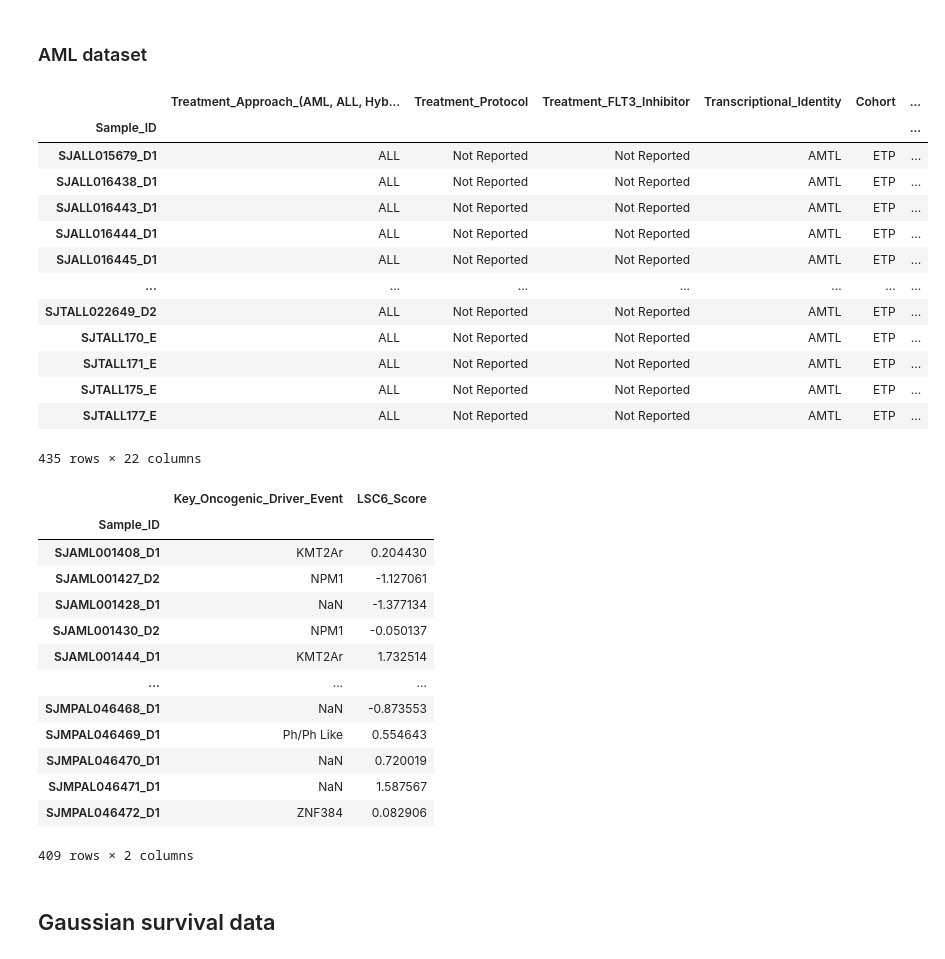
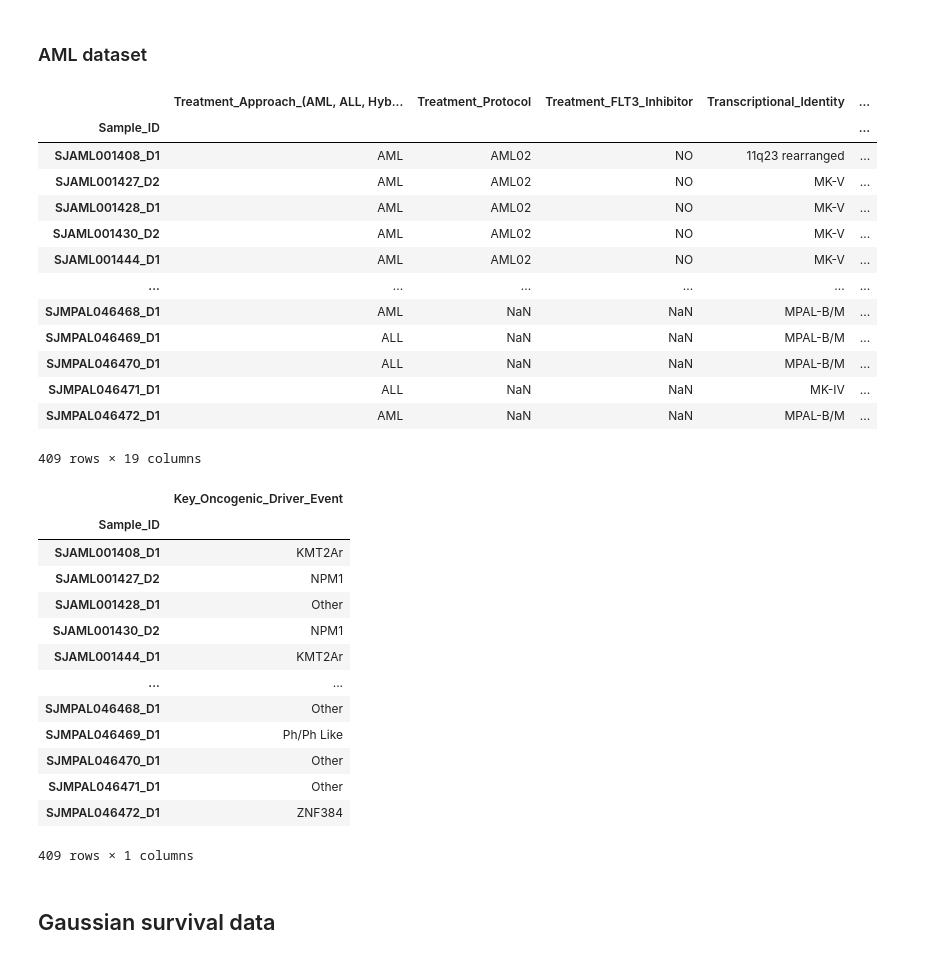
Before and after one commit to ThiesCalje/Survival-Analysis-Deep-Learning-AML-, a Jupyter notebook: Code/Collab/DeepSURV.ipynb, the cells around one changed output. Drawn from its saved outputs; the diff is of its cells as text; code cells hidden in the pictures.

```diff
--- a/Code/Collab/DeepSURV.ipynb
+++ b/Code/Collab/DeepSURV.ipynb
@@ -35,21 +35,21 @@ os.chdir('/content/Survival-Analysis-Deep-Learning-AML-/Data')
 # %%
 patient_data_processed = pd.read_excel("Data_10_processed.xlsx",index_col="Sample_ID").sort_index()
 patient_data = pd.read_excel("Table 10.xlsx",index_col="Sample_ID").sort_index()
 gene_expression = pd.read_excel("Data_10_genex.xlsx").T.sort_index().iloc[:-2,:]
-patient_data
+patient_data_processed
 # %% [output]
-|  | Treatment_Approach_(AML, ALL, Hyb... | Treatment_Protocol | Treatment_FLT3_Inhibitor | Transcriptional_Identity | Cohort | ... |
-| Sample_ID |  |  |  |  |  | ... |
-| SJALL015679_D1 | ALL | Not Reported | Not Reported | AMTL | ETP | ... |
-| SJALL016438_D1 | ALL | Not Reported | Not Reported | AMTL | ETP | ... |
-| SJALL016443_D1 | ALL | Not Reported | Not Reported | AMTL | ETP | ... |
-| SJALL016444_D1 | ALL | Not Reported | Not Reported | AMTL | ETP | ... |
-| SJALL016445_D1 | ALL | Not Reported | Not Reported | AMTL | ETP | ... |
-| ... | ... | ... | ... | ... | ... | ... |
-| SJTALL022649_D2 | ALL | Not Reported | Not Reported | AMTL | ETP | ... |
-| SJTALL170_E | ALL | Not Reported | Not Reported | AMTL | ETP | ... |
-| SJTALL171_E | ALL | Not Reported | Not Reported | AMTL | ETP | ... |
-| SJTALL175_E | ALL | Not Reported | Not Reported | AMTL | ETP | ... |
-| SJTALL177_E | ALL | Not Reported | Not Reported | AMTL | ETP | ... |
+|  | Treatment_Approach_(AML, ALL, Hyb... | Treatment_Protocol | Treatment_FLT3_Inhibitor | Transcriptional_Identity | ... |
+| Sample_ID |  |  |  |  | ... |
+| SJAML001408_D1 | AML | AML02 | NO | 11q23 rearranged | ... |
+| SJAML001427_D2 | AML | AML02 | NO | MK-V | ... |
+| SJAML001428_D1 | AML | AML02 | NO | MK-V | ... |
+| SJAML001430_D2 | AML | AML02 | NO | MK-V | ... |
+| SJAML001444_D1 | AML | AML02 | NO | MK-V | ... |
+| ... | ... | ... | ... | ... | ... |
+| SJMPAL046468_D1 | AML | NaN | NaN | MPAL-B/M | ... |
+| SJMPAL046469_D1 | ALL | NaN | NaN | MPAL-B/M | ... |
+| SJMPAL046470_D1 | ALL | NaN | NaN | MPAL-B/M | ... |
+| SJMPAL046471_D1 | ALL | NaN | NaN | MK-IV | ... |
+| SJMPAL046472_D1 | AML | NaN | NaN | MPAL-B/M | ... |
-435 rows × 22 columns
+409 rows × 19 columns
 # %%
@@ -184,24 +205,24 @@ def embedding_TSNE(gene_expression, patient_data, var_of_interest, p, n, weighte
     return clusters, embedding
 # %%
 keep_variables = ["LSC6_Score","Key_Oncogenic_Driver_Event"]
-data_c, data_n, data1, E, T = data_filter(patient_data,keep_variables,one_hot=False)
+data_c, data_n, data1, E, T = data_filter(patient_data_processed,keep_variables,one_hot=False)
 #print(data_c, data_n, data1)
-data1
+data_c
 # %% [output]
-|  | Key_Oncogenic_Driver_Event | LSC6_Score |
-| Sample_ID |  |  |
-| SJAML001408_D1 | KMT2Ar | 0.204430 |
-| SJAML001427_D2 | NPM1 | -1.127061 |
-| SJAML001428_D1 | NaN | -1.377134 |
-| SJAML001430_D2 | NPM1 | -0.050137 |
-| SJAML001444_D1 | KMT2Ar | 1.732514 |
-| ... | ... | ... |
-| SJMPAL046468_D1 | NaN | -0.873553 |
-| SJMPAL046469_D1 | Ph/Ph Like | 0.554643 |
-| SJMPAL046470_D1 | NaN | 0.720019 |
-| SJMPAL046471_D1 | NaN | 1.587567 |
-| SJMPAL046472_D1 | ZNF384 | 0.082906 |
+|  | Key_Oncogenic_Driver_Event |
+| Sample_ID |  |
+| SJAML001408_D1 | KMT2Ar |
+| SJAML001427_D2 | NPM1 |
+| SJAML001428_D1 | Other |
+| SJAML001430_D2 | NPM1 |
+| SJAML001444_D1 | KMT2Ar |
+| ... | ... |
+| SJMPAL046468_D1 | Other |
+| SJMPAL046469_D1 | Ph/Ph Like |
+| SJMPAL046470_D1 | Other |
+| SJMPAL046471_D1 | Other |
+| SJMPAL046472_D1 | ZNF384 |
-409 rows × 2 columns
+409 rows × 1 columns
 # %% [markdown]
 ## Gaussian survival data
 # %%
```
Also changed, not shown: parts of 5 cells of this notebook.
